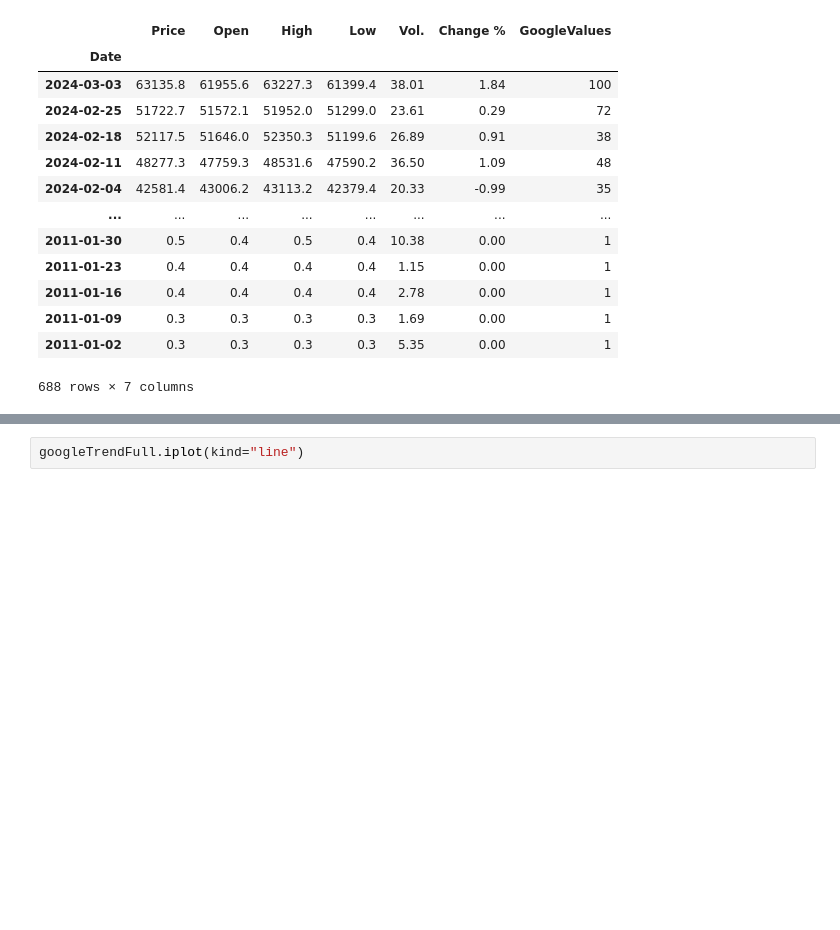
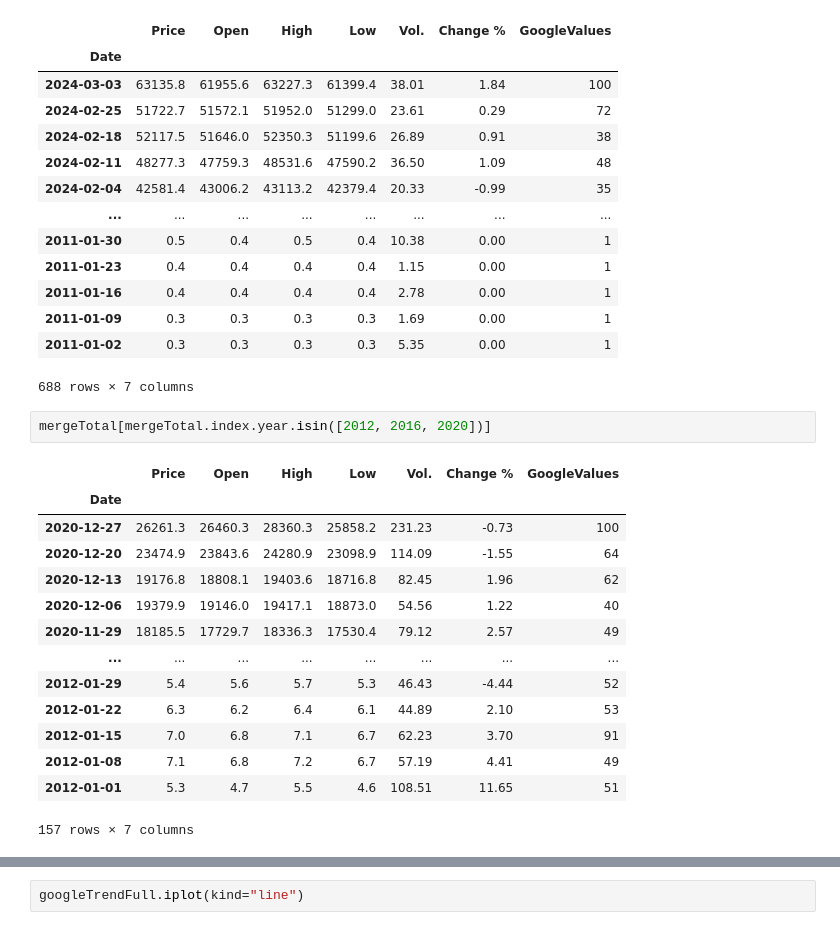
Before and after one commit to NicoUIcreator/btcData, a Jupyter notebook: notebooks/inicios.ipynb, the cells around one changed output, grey strips where cells are left out. Saved outputs shown, nothing was run; the diff lists cells and outputs as text; blank space fills up the shorter version.

```diff
--- a/notebooks/inicios.ipynb
+++ b/notebooks/inicios.ipynb
@@ -589,3 +593,20 @@ mergeTotal
 | 2011-01-09 | 0.3 | 0.3 | 0.3 | 0.3 | 1.69 | 0.00 | 1 |
 | 2011-01-02 | 0.3 | 0.3 | 0.3 | 0.3 | 5.35 | 0.00 | 1 |
 688 rows × 7 columns
+# %%
+mergeTotal[mergeTotal.index.year.isin([2012, 2016, 2020])]
+# %% [output]
+|  | Price | Open | High | Low | Vol. | Change % | GoogleValues |
+| Date |  |  |  |  |  |  |  |
+| 2020-12-27 | 26261.3 | 26460.3 | 28360.3 | 25858.2 | 231.23 | -0.73 | 100 |
+| 2020-12-20 | 23474.9 | 23843.6 | 24280.9 | 23098.9 | 114.09 | -1.55 | 64 |
+| 2020-12-13 | 19176.8 | 18808.1 | 19403.6 | 18716.8 | 82.45 | 1.96 | 62 |
+| 2020-12-06 | 19379.9 | 19146.0 | 19417.1 | 18873.0 | 54.56 | 1.22 | 40 |
+| 2020-11-29 | 18185.5 | 17729.7 | 18336.3 | 17530.4 | 79.12 | 2.57 | 49 |
+| ... | ... | ... | ... | ... | ... | ... | ... |
+| 2012-01-29 | 5.4 | 5.6 | 5.7 | 5.3 | 46.43 | -4.44 | 52 |
+| 2012-01-22 | 6.3 | 6.2 | 6.4 | 6.1 | 44.89 | 2.10 | 53 |
+| 2012-01-15 | 7.0 | 6.8 | 7.1 | 6.7 | 62.23 | 3.70 | 91 |
+| 2012-01-08 | 7.1 | 6.8 | 7.2 | 6.7 | 57.19 | 4.41 | 49 |
+| 2012-01-01 | 5.3 | 4.7 | 5.5 | 4.6 | 108.51 | 11.65 | 51 |
+157 rows × 7 columns
```
Also changed, not shown: parts of 13 cells of this notebook.
